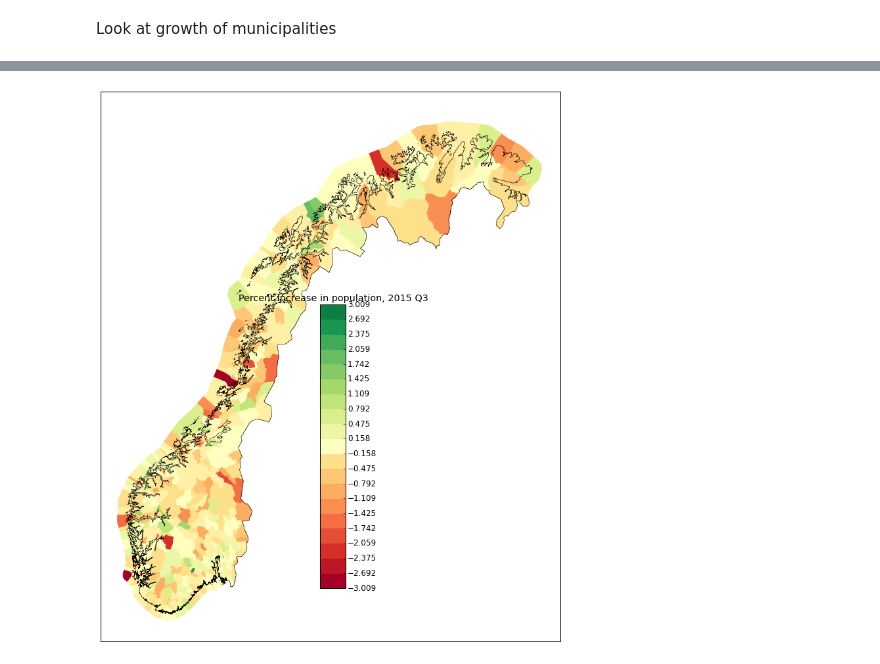
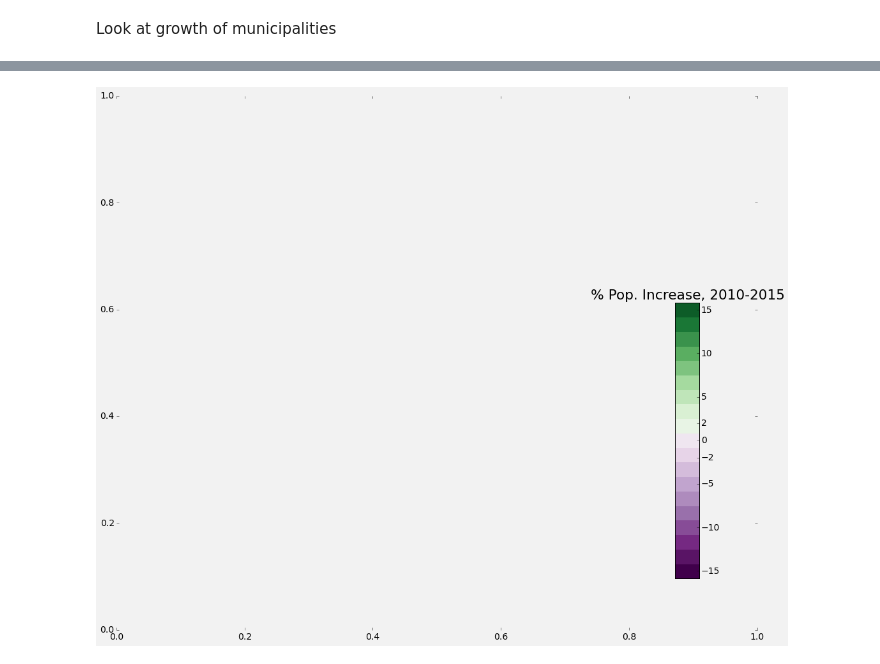
Before and after one commit to jmaurit/norwayeconomy, a Jupyter notebook: NorwayMap.ipynb, the cells around one changed output, grey strips where cells are left out. Cells and saved outputs as stored; diff of their text form; code cells hidden in the pictures.

```diff
--- a/NorwayMap.ipynb
+++ b/NorwayMap.ipynb
@@ -278,0 +265,6 @@ folkevekst15 = folkevekst15.merge(ssb_kommune, on="princ", how="left")
+# %%
+folkemengde["kode"] = np.array([i[0:4] for i in folkemengde.region]).astype(int)
+# %%
+folkemengde.head()
+folkemengde2015 = folkemengde[folkemengde.date==2015]
+folkemengde2015.head()
@@ -278,0 +278,4 @@ folkevekst15 = folkevekst15.merge(ssb_kommune, on="princ", how="left")
+# %%
+folkemengde2015 = folkemengde2015[folkemengde2015.perc_diff5.notnull()]
+folkemengde2015 = folkemengde2015[folkemengde2015.perc_diff5 != 100]
+folkemengde2015 = folkemengde2015[folkemengde2015.perc_diff5 != -100]
@@ -279,59 +302,62 @@ folkevekst15 = folkevekst15.merge(ssb_kommune, on="princ", how="left")
 # %%
 fig=plt.figure(figsize=(18,15))
 ax  = fig.add_subplot(111)
+ax.set_frame_on(False)
+
 
 #map instance
-m = Basemap(llcrnrlon=3.,llcrnrlat=57.,\
-      urcrnrlon=33.,urcrnrlat=72.,\
-            resolution='i',projection='merc')
+#m = Basemap(llcrnrlon=3.,llcrnrlat=57.,\
+      #urcrnrlon=33.,urcrnrlat=72.,\
+       #     resolution='i',projection='merc')
             #lat_0=2.5,lon_0=58.)
 
-m.readshapefile('norway_shape/NOR_adm_shp/NOR_adm0', "norway")
-m.readshapefile('norway_shape/kartverket/kommuner/kommuner', "princ", drawbounds=False)
+#m.readshapefile('norway_shape/NOR_adm_shp/NOR_adm0', "norway")
+#m.readshapefile('norway_shape/kartverket/kommuner/kommuner', "princ", drawbounds=False)
+
 
 shapes=[]
 kode = []
 names = []
 for info, shape in zip(m.princ_info, m.princ):
   shapes.append(shape)
   kode.append(info["komm"])
   names.append(info["navn"])
 
-df_folkevekst15 = pd.DataFrame()
-df_folkevekst15["shapes"] = shapes
-df_folkevekst15["kode"] = kode
+df_folkemengde2015 = pd.DataFrame()
+df_folkemengde2015["shapes"] = shapes
+df_folkemengde2015["kode"] = kode
 
 #merge with ssb data
-df_folkevekst15 = df_folkevekst15.merge(folkevekst15, on="kode", how="left")
+df_folkemengde2015 = df_folkemengde2015.merge(folkemengde2015, on="kode", how="left")
 
 #create different colors for map
 num_colors = 20
-values = df_folkevekst15["folkevekst_perc"].astype(float)
-cm = plt.get_cmap('RdYlGn')
+values = df_folkemengde2015["perc_diff5"].astype(float)
+cm = plt.get_cmap('PRGn')
 scheme = [cm(i / num_colors) for i in range(num_colors)]
 absmax = np.max([abs(values.min()), values.max()])
 bins = np.linspace(-absmax, absmax, num_colors)
-df_folkevekst15['bin'] = np.digitize(values, bins) - 1
-df_folkevekst15.sort_values('bin', ascending=False).head(10)
+df_folkemengde2015['bin'] = np.digitize(values, bins) - 1
+df_folkemengde2015.sort_values('bin', ascending=False)
 
-def add_polys(shape_row):
-  color = scheme[shape_row.bin]
-  patches = [Polygon(np.array(shape_row.shapes), True)]
-  pc = PatchCollection(patches)
-  pc.set_facecolor(color)
-  pc.set_edgecolor(color)
-  ax.add_collection(pc)
+#def add_polys(shape_row):
+#  color = scheme[shape_row.bin]
+#  patches = [Polygon(np.array(shape_row.shapes), True)]
+#  pc = PatchCollection(patches)
+#  pc.set_facecolor(color)
+#  pc.set_edgecolor(color)
+#  ax.add_collection(pc)
 
-df_folkevekst15.apply(add_polys, axis=1)
+#df_folkemengde2015.apply(add_polys, axis=1)
 
 # Draw color legend.
 #left, bottom, width, height
-ax_legend = fig.add_axes([0.50, 0.20, 0.03, 0.4], zorder=3)
+ticks = [-15,-10,-5,-2, 0, 2,5, 10,15]
+ax_legend = fig.add_axes([0.8, 0.20, 0.03, 0.4], zorder=3)
 cmap = mpl.colors.ListedColormap(scheme)
-cb = mpl.colorbar.ColorbarBase(ax_legend, cmap=cmap, ticks=bins, boundaries=bins, orientation='vertical')
-cb.ax.set_xticklabels([str(round(i, 1)) for i in bins])
-cb.ax.set_title("Percent increase in population, 2015 Q3")
-
+cb = mpl.colorbar.ColorbarBase(ax_legend, cmap=cmap, ticks=ticks, boundaries=bins, orientation='vertical')
+#cb.ax.set_xticklabels([-15,-10,-5,-2, 0, 2,5, 10,15])
+cb.ax.set_title("% Pop. Increase, 2010-2015")
 plt.show()
 # %% [output]
-[figure, old version]
+[figure, new version]
```
Also changed, not shown: parts of 13 cells of this notebook, 4 other files.
